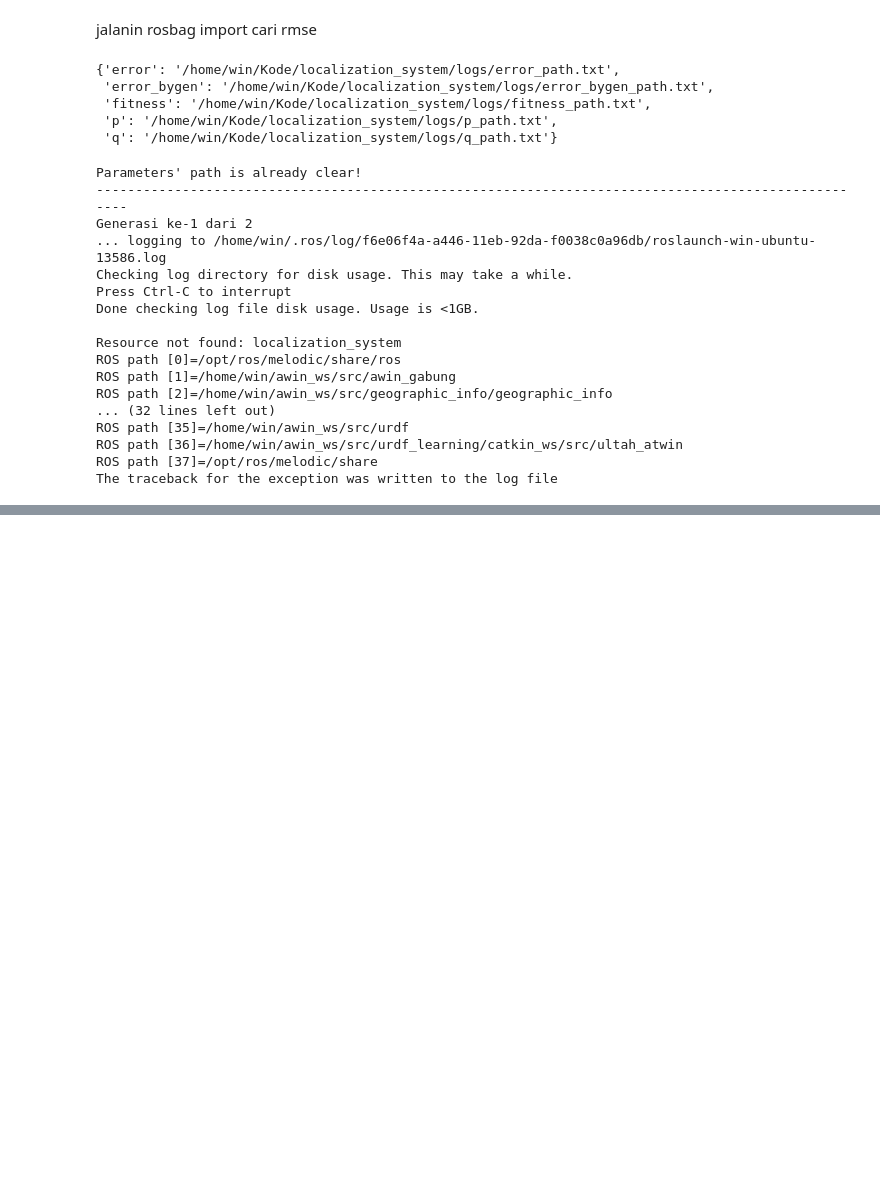
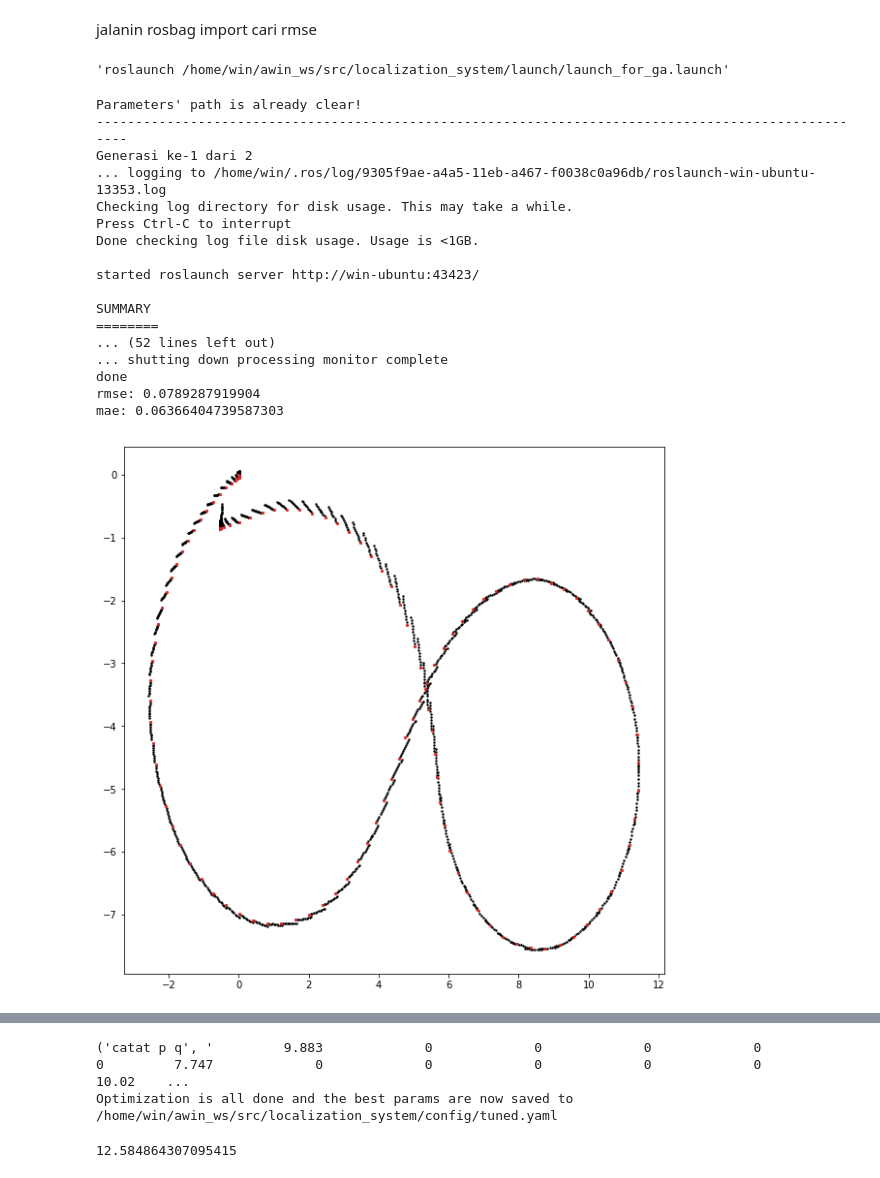
Before and after one commit to anzulfa/localization_system, a Jupyter notebook: ga/ga.ipynb, the cells around one changed output, grey strips where cells are left out. Cells and saved outputs as stored; diff of their text form; code cells hidden in the pictures; blank space fills up the shorter version.

Commit message:
the notebook (I think) is now working for the current dir/path style heheh u can clone. Maybe. Havent done thorough test but so far so good

```diff
--- a/ga/ga.ipynb
+++ b/ga/ga.ipynb
@@ -43,5 +40 @@ import matplotlib.pyplot as plt
 from sklearn.metrics import mean_squared_error as mse, mean_absolute_error
-# %%
-wd = os.getcwd() #the working directory (wd) and
-pwd = os.path.dirname(wd) #the parent of the wd (pwd)
-wd,pwd
@@ -84,14 +82,6 @@ def params_yaml(p,q,temp=False):
 #         yaml.safe_dump(doc, tes, indent=2, allow_unicode=False) #dah berhasil ni
 # %% [markdown]
 jalanin roslaunch berisi rosbag play, ukf dengan yaml baru untuk setiap generasi, dan rosbag record
-# %%
-# function for launching the 3 nodes: rosbag play back, the ukf algorithm, the recording of the rosbag to a temporary rosbag file that saves the estimation from the UKF
-# the ntoebook (with !) and python (with %?) capability to run terminal command is VERY crucial in making this tuning possible in the ROS environment. It was the one thing that was going to be the make or break.
-def launch():
-#     !
-    !roslaunch /home/win/Kode/localization_system/launch/launch_for_ga.launch
-    # is not str WKWKWKWK gimana ya bair keren dipakein pwd nya.
-    # eh kan kalo di cmd line mala lebih gampang buat ngerun file dari folder laen?
 # %% [markdown]
 jalanin rosbag import cari rmse
 # %%
@@ -223,14 +213,19 @@ def load_from_path(to_load):
     for load in to_load:
         vars[load] = np.loadtxt(path[load], ndmin=2)
     return vars
-# %%
-path
-# %% [output]
-{'error': '/home/win/Kode/localization_system/logs/error_path.txt',
- 'error_bygen': '/home/win/Kode/localization_system/logs/error_bygen_path.txt',
- 'fitness': '/home/win/Kode/localization_system/logs/fitness_path.txt',
- 'p': '/home/win/Kode/localization_system/logs/p_path.txt',
- 'q': '/home/win/Kode/localization_system/logs/q_path.txt'}
+# %%
+"roslaunch {}/launch/launch_for_ga.launch".format(pwd)
+# %% [output]
+'roslaunch /home/win/awin_ws/src/localization_system/launch/launch_for_ga.launch'
+# %%
+# function for launching the 3 nodes: rosbag play back, the ukf algorithm, the recording of the rosbag to a temporary rosbag file that saves the estimation from the UKF
+# the ntoebook (with !) and python (with %?) capability to run terminal command is VERY crucial in making this tuning possible in the ROS environment. It was the one thing that was going to be the make or break.
+def launch(pwd):
+    launch_path = "{}/launch/launch_for_ga.launch".format(pwd)
+    !roslaunch {launch_path}
+
+    # is not str WKWKWKWK gimana ya bair keren dipakein pwd nya.
+    # eh kan kalo di cmd line mala lebih gampang buat ngerun file dari folder laen?
 # %%
 # initializing the parameter values
 p_diagonals = [10, 10, 10, 10, 1]
@@ -321,41 +316,42 @@ for g in range(1, generasi+1):
 
     #change the value of the parameter with the ones just acquired
     params_yaml(p_temp,q_temp,temp)
     p_sim,q_sim = p_temp,q_temp
     #run the launch function
-    launch()
+    launch(pwd)
 
     # acquiring the fitness value by taking the estimation value from the temporary bag file (ga_temp.bag) and find the fitness from the error defined before
     hasil_ukf, utm, t_state, t_utm = ambil_bag()
 
     er_rmse, er_mae = err(hasil_ukf, utm, t_state, t_utm)
     fit = 1/er_rmse
 
     #plot the estimation for every set of parameter values acquired
     plot(hasil_ukf,utm)
 
     #saving the parameter values acquired
     catat(p_temp,q_temp,er_rmse,fit,path['p'],path['q'],path['error'],
           path['error_bygen'],path['fitness'])
 
 var = load_from_path(params)
 p_best,q_best = var['p'][0].tolist(),var['q'][0].tolist()
 params_yaml(p_best,q_sim) #only works with float, not numpy.float heh
 # %% [output]
 Parameters' path is already clear!
 ----------------------------------------------------------------------------------------------------
 Generasi ke-1 dari 2
-... logging to /home/win/.ros/log/f6e06f4a-a446-11eb-92da-f0038c0a96db/roslaunch-win-ubuntu-13586.log
+... logging to /home/win/.ros/log/9305f9ae-a4a5-11eb-a467-f0038c0a96db/roslaunch-win-ubuntu-13353.log
 Checking log directory for disk usage. This may take a while.
 Press Ctrl-C to interrupt
 Done checking log file disk usage. Usage is <1GB.
 
-Resource not found: localization_system
-ROS path [0]=/opt/ros/melodic/share/ros
-ROS path [1]=/home/win/awin_ws/src/awin_gabung
-ROS path [2]=/home/win/awin_ws/src/geographic_info/geographic_info
-... (32 lines left out)
-ROS path [35]=/home/win/awin_ws/src/urdf
-ROS path [36]=/home/win/awin_ws/src/urdf_learning/catkin_ws/src/ultah_atwin
-ROS path [37]=/opt/ros/melodic/share
-The traceback for the exception was written to the log file
+started roslaunch server http://win-ubuntu:43423/
+
+SUMMARY
+========
+... (52 lines left out)
+... shutting down processing monitor complete
+done
+rmse: 0.0789287919904
+mae: 0.06366404739587303
+[figure, added]
@@ -362,0 +376,2 @@ IOError: [Errno 2] No such file or directory: '/home/win/Kode/localization_syste
+('catat p q', '         9.883             0             0             0             0             0         7.747             0             0             0             0             0         10.02    ...
+Optimization is all done and the best params are now saved to /home/win/awin_ws/src/localization_system/config/tuned.yaml
@@ -365,2 +378,4 @@ print("Matriks P generasi ke-"+str(g)+": ")
 # %%
 fit
+# %% [output]
+12.584864307095415
```
Also changed, not shown: parts of 6 cells of this notebook.
